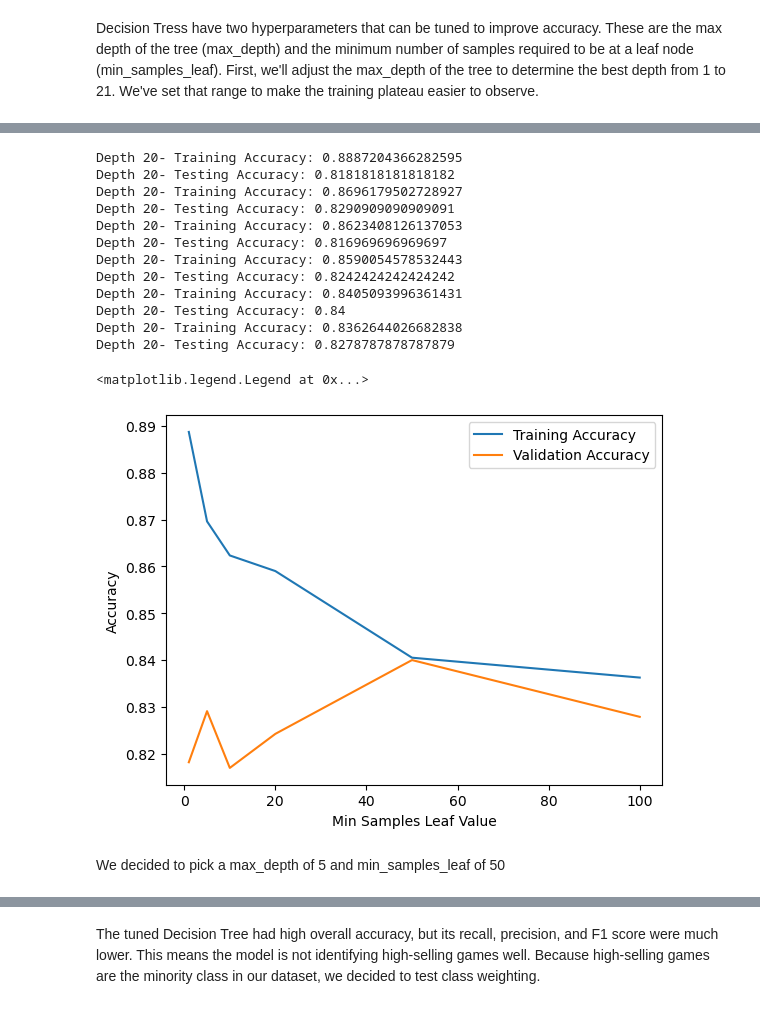
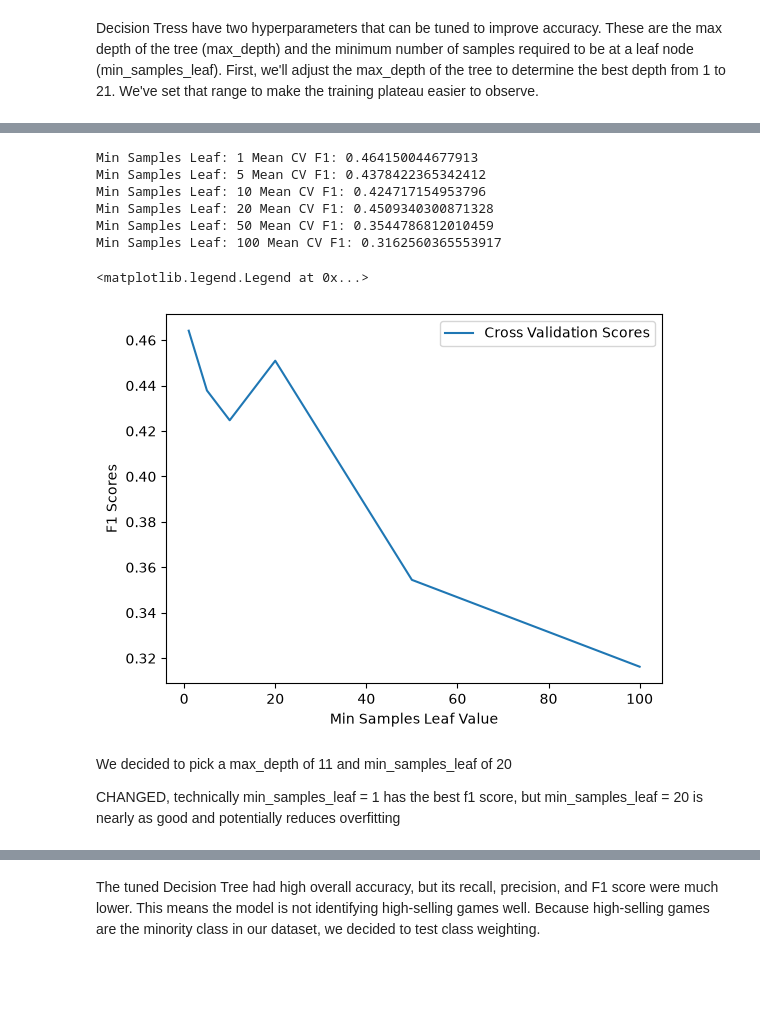
Before and after one commit to CarlosOlvera05/ML-Course-Project, a Jupyter notebook: MLProject.ipynb, the cells around one changed output, grey strips where cells are left out. Drawn from its saved outputs; the diff is of its cells as text; code cells hidden in the pictures; blank space fills up the shorter version.

```diff
--- a/MLProject.ipynb
+++ b/MLProject.ipynb
@@ -444,53 +452,60 @@ Depth 20- Testing Accuracy: 0.7963636363636364
 # %%
 # We pick a set of leaf values that increases exponentially as smaller hyperparameter values are more
 # are more impactful for this value
 min_samples_leaves = [1, 5, 10, 20, 50, 100]
-training_accuracies = []
-testing_accuracies = []
+# training_accuracies = []
+# testing_accuracies = []
+validation_f1_scores = []
 
 for n in min_samples_leaves:
     decision_tree = DecisionTreeClassifier(
     criterion="entropy",
-    max_depth=10,
+    max_depth=11,
     min_samples_leaf=n,
     random_state=42
     )
     decision_tree.fit(X_train, y_train)
 
-    training_prediction = decision_tree.predict(X_train)
-    training_accuracy = accuracy_score(y_train, training_prediction)
-    training_accuracies.append(training_accuracy)
+    # training_prediction = decision_tree.predict(X_train)
+    # training_accuracy = accuracy_score(y_train, training_prediction)
+    # training_accuracies.append(training_accuracy)
 
-    testing_prediction = decision_tree.predict(X_test)
-    testing_accuracy = accuracy_score(y_test, testing_prediction)
-    testing_accuracies.append(testing_accuracy)
 
-    print("Depth " + str(depth) + "- Training Accuracy: " + str(training_accuracy))
-    print("Depth " + str(depth) + "- Testing Accuracy: " + str(testing_accuracy))
+    # # CHANGED wait why are we doing predicitions on the test set? Is this not supposed to
+    # # be only on the training set or we could do cross validation on the training set
+    # testing_prediction = decision_tree.predict(X_test)
+    # testing_accuracy = accuracy_score(y_test, testing_prediction)
+    # testing_accuracies.append(testing_accuracy)
+
+
+    # # CHANGED from using depth to use Min samples leaf
+    # print("Min Samples Leaf " + str(n) + "- Training Accuracy: " + str(training_accuracy))
+    # print("Min Samples Leaf " + str(n) + "- Testing Accuracy: " + str(testing_accuracy))
+
+    scores = cross_val_score(decision_tree, X_train, y_train, cv=5, scoring="f1")
+    validation_f1_scores.append(scores.mean())
+    print("Min Samples Leaf:", n, "Mean CV F1:", scores.mean())
+
 
 # We can see a visual of the accuracies here. We want to pick a validation accuracy that's highest
 # while the depth is kept low.
-plt.plot(min_samples_leaves, training_accuracies, label='Training Accuracy')
-plt.plot(min_samples_leaves, testing_accuracies, label='Validation Accuracy')
+plt.plot(min_samples_leaves, validation_f1_scores, label='Cross Validation Scores')
 plt.xlabel('Min Samples Leaf Value')
-plt.ylabel('Accuracy')
+plt.ylabel('F1 Scores')
 plt.legend()
 # %% [output]
-Depth 20- Training Accuracy: 0.8887204366282595
-Depth 20- Testing Accuracy: 0.8181818181818182
-Depth 20- Training Accuracy: 0.8696179502728927
-Depth 20- Testing Accuracy: 0.8290909090909091
-Depth 20- Training Accuracy: 0.8623408126137053
-Depth 20- Testing Accuracy: 0.816969696969697
-Depth 20- Training Accuracy: 0.8590054578532443
-Depth 20- Testing Accuracy: 0.8242424242424242
-Depth 20- Training Accuracy: 0.8405093996361431
-Depth 20- Testing Accuracy: 0.84
-Depth 20- Training Accuracy: 0.8362644026682838
-Depth 20- Testing Accuracy: 0.8278787878787879
+Min Samples Leaf: 1 Mean CV F1: 0.464150044677913
+Min Samples Leaf: 5 Mean CV F1: 0.4378422365342412
+Min Samples Leaf: 10 Mean CV F1: 0.424717154953796
+Min Samples Leaf: 20 Mean CV F1: 0.4509340300871328
+Min Samples Leaf: 50 Mean CV F1: 0.3544786812010459
+Min Samples Leaf: 100 Mean CV F1: 0.3162560365553917
 <matplotlib.legend.Legend at 0x...>
-[figure, old version]
+[figure, new version]
 # %% [markdown]
-We decided to pick a max_depth of 5 and min_samples_leaf of 50
+We decided to pick a max_depth of 11 and min_samples_leaf of 20
+
+CHANGED, technically min_samples_leaf = 1 has the best f1 score, but min_samples_leaf = 20 is nearly as good and potentially
+reduces overfitting
 # %%
 # We now evaluate how a decision tree with a maximum depth of 5 and minimum sample leaves of 50 will perform
```
Also changed, not shown: parts of 30 cells of this notebook.
